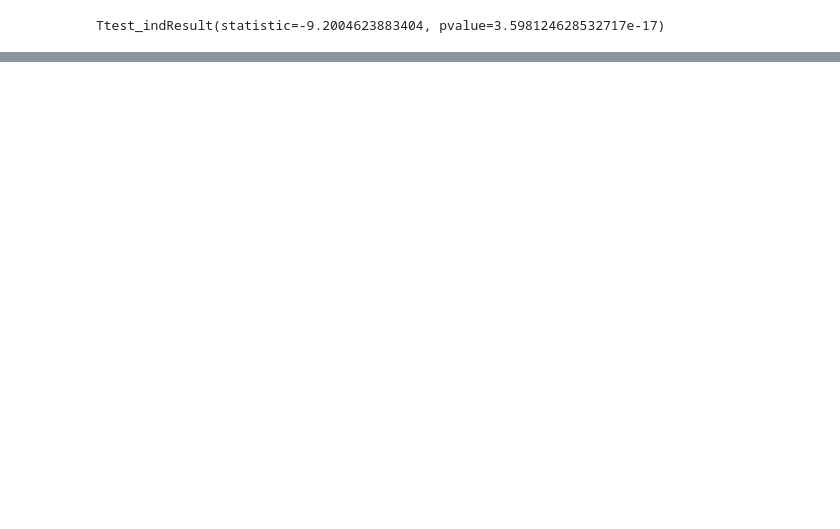
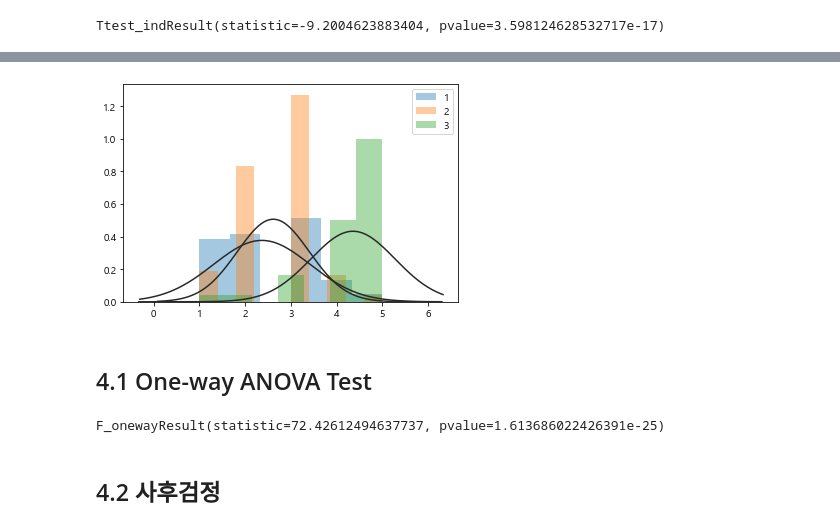
Before and after one commit to powpoww/TIL, a Jupyter notebook: 수업/3_파이썬으로텍스트분석/04.통계기초_실습.ipynb, the cells around one changed output, grey strips where cells are left out. Cells and saved outputs as stored; diff of their text form; code cells hidden in the pictures; blank space fills up the shorter version.

```diff
--- a/수업/3_파이썬으로텍스트분석/04.통계기초_실습.ipynb
+++ b/수업/3_파이썬으로텍스트분석/04.통계기초_실습.ipynb
@@ -162,0 +243,22 @@ Ttest_indResult(statistic=-9.2004623883404, pvalue=3.598124628532717e-17)
+# %%
+anova1 = df.loc[df['연령2']==1, '재구매의향'].values
+anova2 = df.loc[df['연령2']==2, '재구매의향'].values
+anova3 = df.loc[df['연령2']==3, '재구매의향'].values
+# %%
+%matplotlib inline
+sns.distplot(anova1, kde=False, fit=sp.stats.norm, label='1')
+sns.distplot(anova2, kde=False, fit=sp.stats.norm, label='2')
+sns.distplot(anova3, kde=False, fit=sp.stats.norm, label='3')
+plt.legend()
+plt.show()
+# %% [output]
+[figure, added]
+# %% [markdown]
+## 4.1 One-way ANOVA Test
+# %%
+# 귀무가설 기각. 그룹간 분산 차이가 있음.
+stats.f_oneway(anova1, anova2, anova3)
+# %% [output]
+F_onewayResult(statistic=72.42612494637737, pvalue=1.613686022426391e-25)
+# %% [markdown]
+## 4.2 사후검정
```
Also changed, not shown: parts of 29 cells of this notebook, 3 other files.
